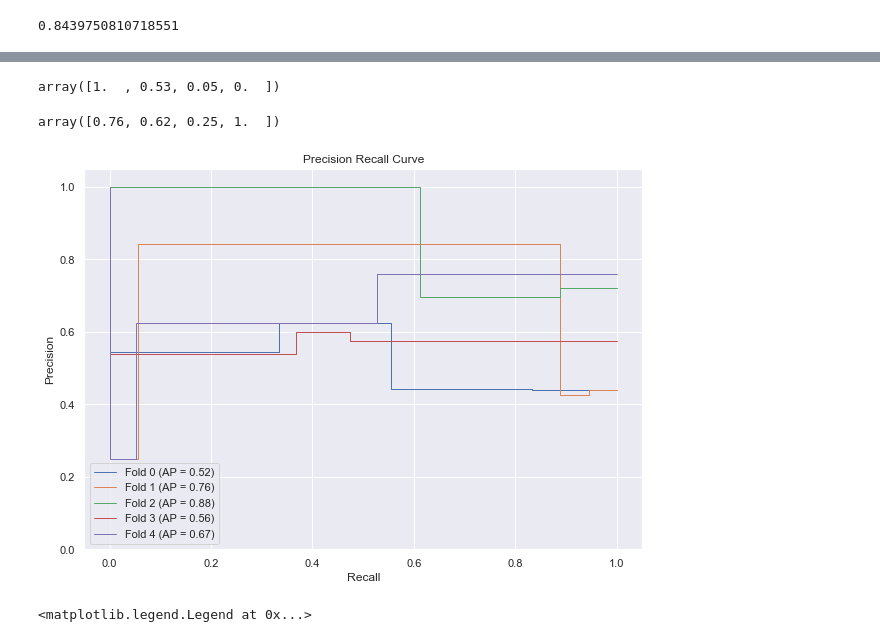
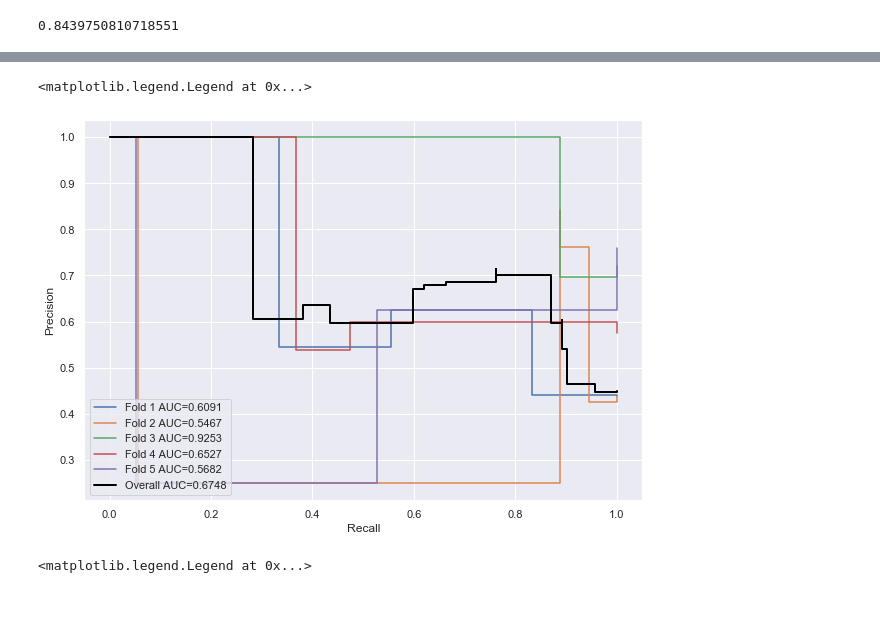
Before and after one commit to christinalchang/ucdavis-sta160, a Jupyter notebook: automobile.ipynb, the cells around one changed output, grey strips where cells are left out. Cells and saved outputs as stored; diff of their text form; code cells hidden in the pictures; blank space fills up the shorter version.

```diff
--- a/automobile.ipynb
+++ b/automobile.ipynb
@@ -725,77 +712,38 @@ array([0.  , 0.  , 0.01, 0.01, 0.02, 0.02, 0.02, 0.03, 0.03, 0.04, 0.04,
-# %%
-viz.recall
-# %% [output]
-array([1.  , 0.53, 0.05, 0.  ])
-# %%
-viz.precision
-# %% [output]
-array([0.76, 0.62, 0.25, 1.  ])
-# %%
-from sklearn.metrics import auc
-
-# Plot PR curves
-cv = StratifiedKFold(n_splits=5)
-
-p = []
-aucs = []
-mean_r = np.linspace(0, 1, 100)
-
-fig, ax = plt.subplots(figsize = (10,7))
-for i, (train, test) in enumerate(cv.split(X, y)):
-    classifier.fit(X[train], y[train])
-    viz = plot_precision_recall_curve(classifier, X[test], y[test],
-                         name='Fold {}'.format(i),
-                         alpha=1, lw=1, ax=ax)
-    interp_p = np.interp(mean_r, viz.recall, viz.precision)
-    interp_p[0] = 1.0
-    p.append(interp_tpr)
-    aucs.append(auc(viz.recall,viz.precision))
-
-# mean_tpr = np.mean(tprs, axis=0)
-# mean_tpr[-1] = 0.0
-# mean_auc = auc(mean_fpr, mean_tpr)
-# std_auc = np.std(aucs)
-# ax.plot(mean_fpr, mean_tpr, color='b',
-#         label=r'Mean PR (AUC = %0.2f $\pm$ %0.2f)' % (mean_auc, std_auc),
-#         lw=3, alpha=.8)
-
-# std_tpr = np.std(tprs, axis=0)
-# tprs_upper = np.minimum(mean_tpr + std_tpr, 1)
-# tprs_lower = np.maximum(mean_tpr - std_tpr, 0)
-# ax.fill_between(mean_fpr, tprs_lower, tprs_upper, color='grey', alpha=.2,
-#                 label=r'$\pm$ 1 std. dev.')
-
-ax.set(xlim=[-0.05, 1.05], ylim=[-0.05, 1.05],
-       title="Precision Recall Curve")
-ax.set_ylim(ymin=0)
-ax.legend(loc="lower left")
-plt.show()
-# %% [output]
-[figure, removed]
 # %%
 cv = StratifiedKFold(n_splits=5)
 
 y_real = []
 y_proba = []
+ps = []
+rs = []
 
 fig, ax = plt.subplots(figsize = (10,7))
 for i, (train, test) in enumerate(cv.split(X,y)):
     classifier.fit(X[train], y[train])
     pred_proba = classifier.predict_proba(X[test])
-    precision, recall, _ = precision_recall_curve(ytest, pred_proba[:,1], pos_label = 'safe')
+    precision, recall, _ = precision_recall_curve(y[test], pred_proba[:,1], pos_label = 'safe')
     lab = 'Fold %d AUC=%.4f' % (i+1, auc(recall, precision))
     ax.step(recall, precision, label=lab)
-    y_real.append(ytest)
+    y_real.append(y[test])
     y_proba.append(pred_proba[:,1])
+
+    ps.append(precision)
+    rs.append(recall)
 
 y_real = np.concatenate(y_real)
 y_proba = np.concatenate(y_proba)
 precision, recall, _ = precision_recall_curve(y_real, y_proba, pos_label = 'safe')
 lab = 'Overall AUC=%.4f' % (auc(recall, precision))
 ax.step(recall, precision, label=lab, lw=2, color='black')
+
+ps = np.concatenate(y)
+
 ax.set_xlabel('Recall')
 ax.set_ylabel('Precision')
 ax.legend(loc='lower left')
+# %% [output]
+<matplotlib.legend.Legend at 0x...>
+[figure, added]
 # %%
 from sklearn.model_selection import KFold
 k_fold = KFold(n_splits=5, shuffle=True, random_state=12345)
```
Also changed, not shown: parts of 4 cells of this notebook.
